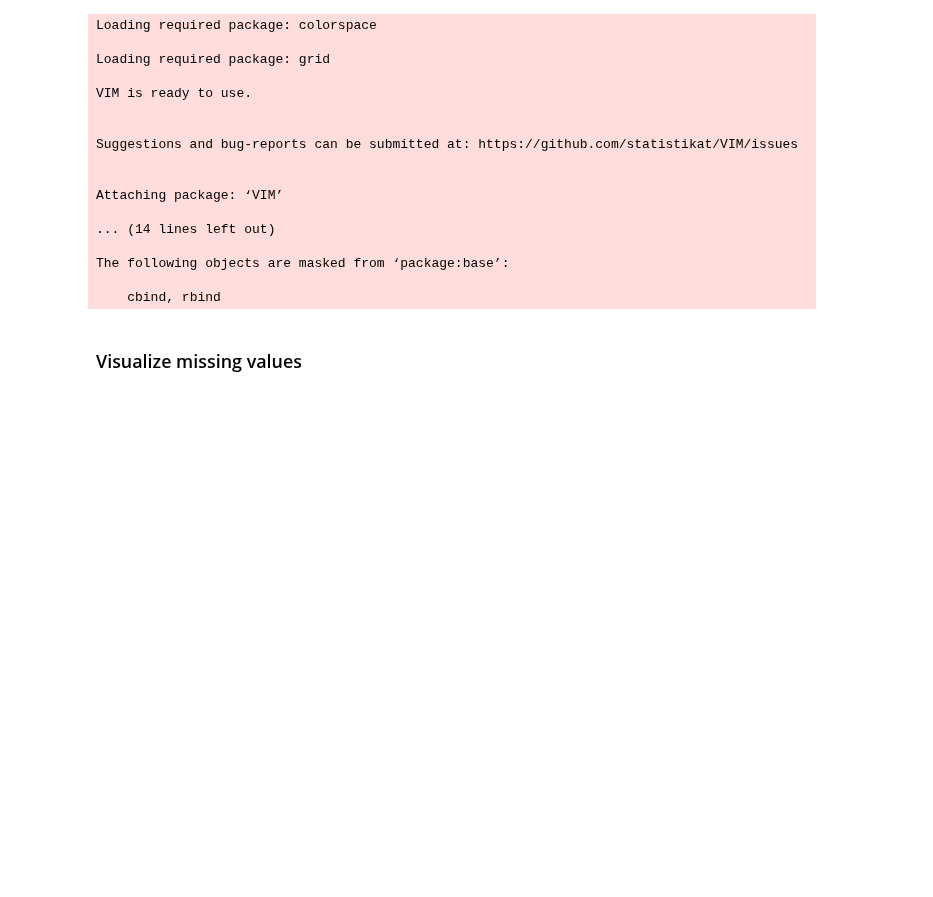
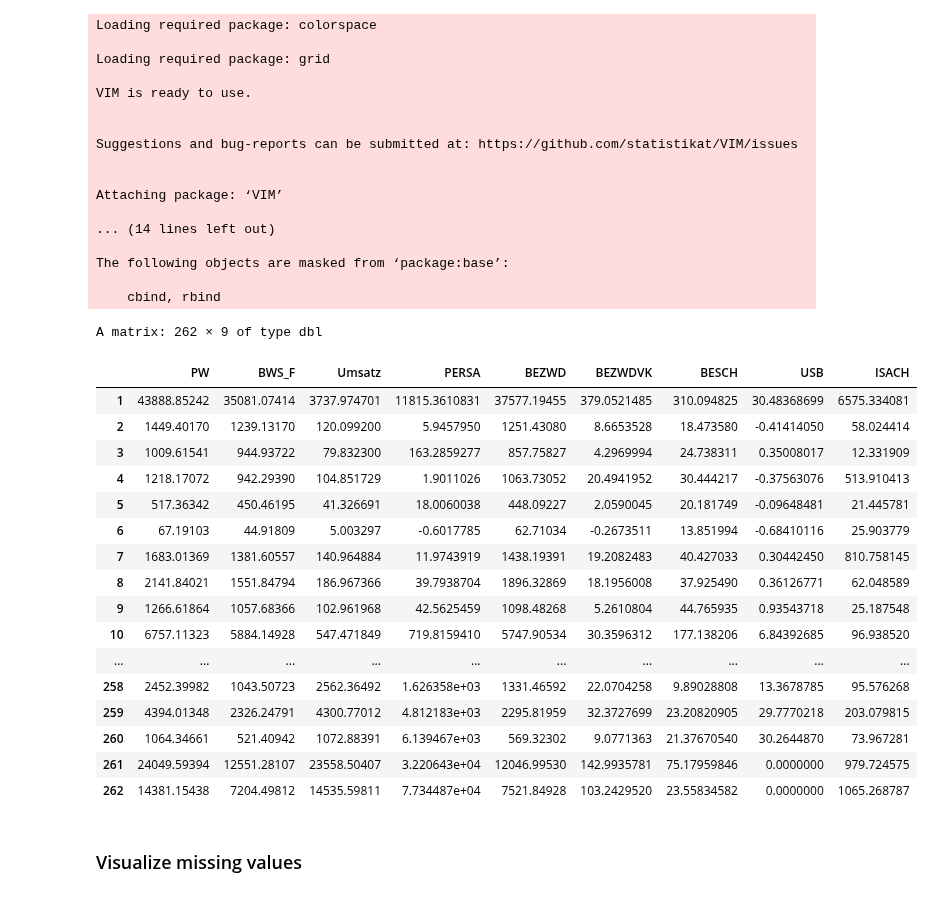
Before and after one commit to jorislimonier/uca-msc-dsai, a Jupyter notebook: model_based_learning/assignments/assignment2/exercise1.ipynb, the cells around one changed output. Cells and saved outputs as stored; diff of their text form; code cells hidden in the pictures; blank space fills up the shorter version.

```diff
--- a/model_based_learning/assignments/assignment2/exercise1.ipynb
+++ b/model_based_learning/assignments/assignment2/exercise1.ipynb
@@ -35,6 +35,27 @@ The following objects are masked from ‘package:base’:
 # Load the data
 data(SBS5242)
 xna <- SBS5242
+# %%
+xna
+# %% [output]
+A matrix: 262 × 9 of type dbl
+|  | PW | BWS_F | Umsatz | PERSA | BEZWD | BEZWDVK | BESCH | USB | ISACH |
+| 1 | 43888.85242 | 35081.07414 | 3737.974701 | 11815.3610831 | 37577.19455 | 379.0521485 | 310.094825 | 30.48368699 | 6575.334081 |
+| 2 | 1449.40170 | 1239.13170 | 120.099200 | 5.9457950 | 1251.43080 | 8.6653528 | 18.473580 | -0.41414050 | 58.024414 |
+| 3 | 1009.61541 | 944.93722 | 79.832300 | 163.2859277 | 857.75827 | 4.2969994 | 24.738311 | 0.35008017 | 12.331909 |
+| 4 | 1218.17072 | 942.29390 | 104.851729 | 1.9011026 | 1063.73052 | 20.4941952 | 30.444217 | -0.37563076 | 513.910413 |
+| 5 | 517.36342 | 450.46195 | 41.326691 | 18.0060038 | 448.09227 | 2.0590045 | 20.181749 | -0.09648481 | 21.445781 |
+| 6 | 67.19103 | 44.91809 | 5.003297 | -0.6017785 | 62.71034 | -0.2673511 | 13.851994 | -0.68410116 | 25.903779 |
+| 7 | 1683.01369 | 1381.60557 | 140.964884 | 11.9743919 | 1438.19391 | 19.2082483 | 40.427033 | 0.30442450 | 810.758145 |
+| 8 | 2141.84021 | 1551.84794 | 186.967366 | 39.7938704 | 1896.32869 | 18.1956008 | 37.925490 | 0.36126771 | 62.048589 |
+| 9 | 1266.61864 | 1057.68366 | 102.961968 | 42.5625459 | 1098.48268 | 5.2610804 | 44.765935 | 0.93543718 | 25.187548 |
+| 10 | 6757.11323 | 5884.14928 | 547.471849 | 719.8159410 | 5747.90534 | 30.3596312 | 177.138206 | 6.84392685 | 96.938520 |
+| ... | ... | ... | ... | ... | ... | ... | ... | ... | ... |
+| 258 | 2452.39982 | 1043.50723 | 2562.36492 | 1.626358e+03 | 1331.46592 | 22.0704258 | 9.89028808 | 13.3678785 | 95.576268 |
+| 259 | 4394.01348 | 2326.24791 | 4300.77012 | 4.812183e+03 | 2295.81959 | 32.3727699 | 23.20820905 | 29.7770218 | 203.079815 |
+| 260 | 1064.34661 | 521.40942 | 1072.88391 | 6.139467e+03 | 569.32302 | 9.0771363 | 21.37670540 | 30.2644870 | 73.967281 |
+| 261 | 24049.59394 | 12551.28107 | 23558.50407 | 3.220643e+04 | 12046.99530 | 142.9935781 | 75.17959846 | 0.0000000 | 979.724575 |
+| 262 | 14381.15438 | 7204.49812 | 14535.59811 | 7.734487e+04 | 7521.84928 | 103.2429520 | 23.55834582 | 0.0000000 | 1065.268787 |
 # %% [markdown]
 ### Visualize missing values
 # %%
```
Also changed, not shown: parts of 8 cells of this notebook, 1 other file.
